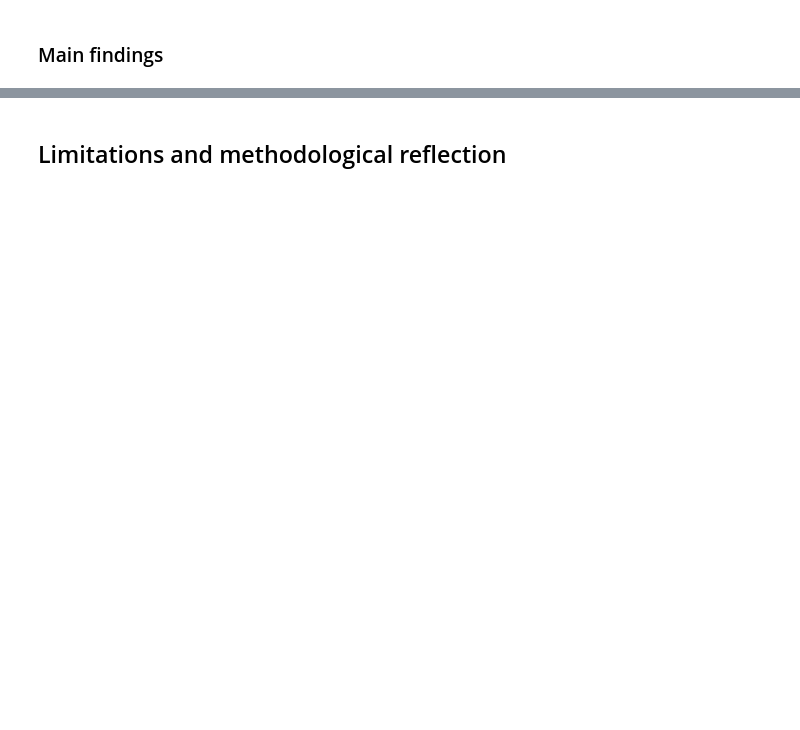
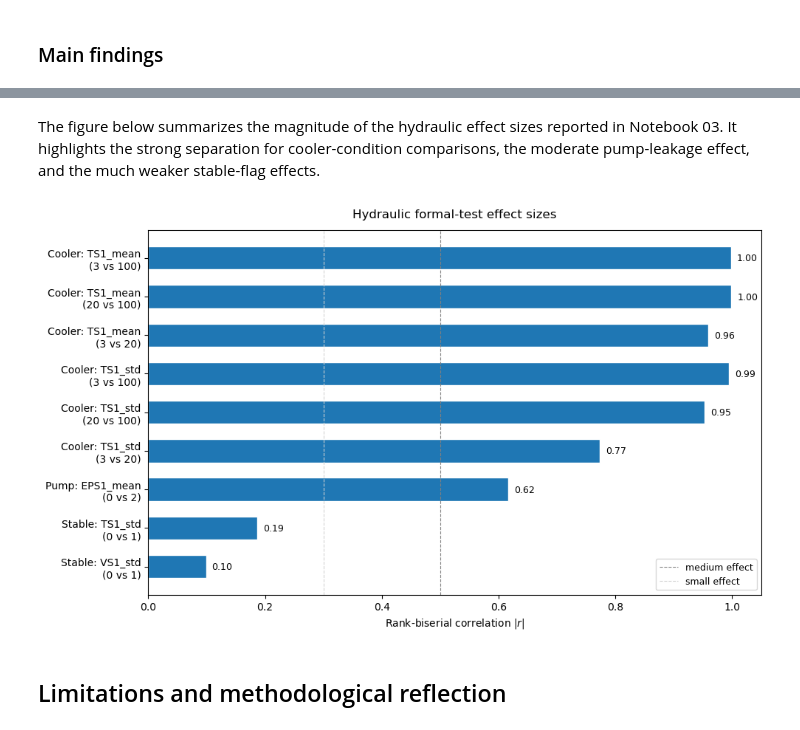
Before and after one commit to Vanya2307/Predictive-Maintenance-Fluid-Systems, a Jupyter notebook: notebooks/04_project_synthesis_and_reflection.ipynb, the cells around one changed output, grey strips where cells are left out. Drawn from its saved outputs; the diff is of its cells as text; code cells hidden in the pictures; blank space fills up the shorter version.

Commit message:
Add Notebook 04: project synthesis and reflection

```diff
--- a/notebooks/04_project_synthesis_and_reflection.ipynb
+++ b/notebooks/04_project_synthesis_and_reflection.ipynb
@@ -42,3 +49,41 @@ How reliability context supported the interpretation, mainly through MetroPT-3.
+# %% [markdown]
+The figure below summarizes the magnitude of the hydraulic effect sizes reported in Notebook 03. It highlights the strong separation for cooler-condition comparisons, the moderate pump-leakage effect, and the much weaker stable-flag effects.
+# %%
+import matplotlib.pyplot as plt
+
+labels = [
+    'Stable: VS1_std\n(0 vs 1)',
+    'Stable: TS1_std\n(0 vs 1)',
+    'Pump: EPS1_mean\n(0 vs 2)',
+    'Cooler: TS1_std\n(3 vs 20)',
+    'Cooler: TS1_std\n(20 vs 100)',
+    'Cooler: TS1_std\n(3 vs 100)',
+    'Cooler: TS1_mean\n(3 vs 20)',
+    'Cooler: TS1_mean\n(20 vs 100)',
+    'Cooler: TS1_mean\n(3 vs 100)',
+]
+
+values = [0.0988, 0.1868, 0.6168, 0.7730, 0.9530, 0.9942, 0.9593, 0.9988, 0.9980]
+
+fig, ax = plt.subplots(figsize=(10, 6))
+ax.barh(labels, values, edgecolor='white', height=0.6)
+
+ax.axvline(x=0.5, color='gray', linestyle='--', linewidth=0.8, label='medium effect')
+ax.axvline(x=0.3, color='lightgray', linestyle='--', linewidth=0.8, label='small effect')
+
+ax.set_xlabel('Rank-biserial correlation $|r|$')
+ax.set_title('Hydraulic formal-test effect sizes', pad=12)
+ax.set_xlim(0, 1.05)
+ax.legend(loc='lower right', fontsize=9)
+
+for bar, val in zip(ax.patches, values):
+    ax.text(val + 0.01, bar.get_y() + bar.get_height()/2,
+            f'{val:.2f}', va='center', fontsize=9)
+
+plt.tight_layout()
+plt.show()
+# %% [output]
+[figure, added]
 # %% [markdown]
 ## Limitations and methodological reflection
 # %% [markdown]
```
Also changed, not shown: parts of 19 cells of this notebook.
